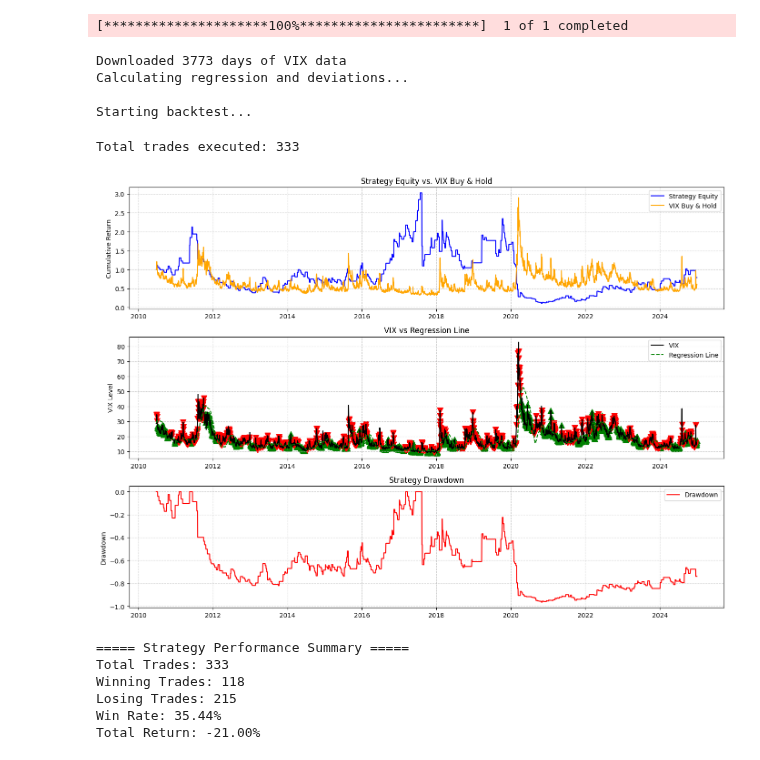
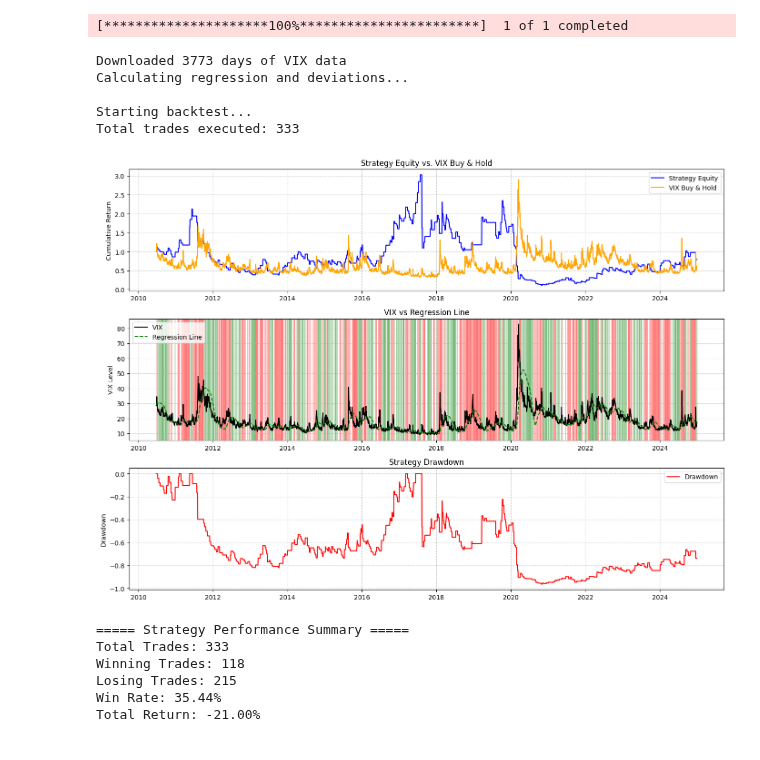
Before and after one commit to kinjuk/market-analysis, a Jupyter notebook: vix-strategies/vix-mean/vix_mean.ipynb, the cells around one changed output. Cells and saved outputs as stored; diff of their text form; code cells hidden in the pictures.

```diff
--- a/vix-strategies/vix-mean/vix_mean.ipynb
+++ b/vix-strategies/vix-mean/vix_mean.ipynb
@@ -69,7 +69,7 @@ equity_curve = [1.0]  # start with 1.0 for cumulative returns
 print("\nStarting backtest...")
 for i in range(len(data)):
     current_date = data.index[i]
-    vix_price = float(data['VIX'].iloc[i])
+    vix_price = data['VIX'].iloc[i].item()
     deviation = data['Deviation'].iloc[i]
 
     # Skip during cooldown period
@@ -198,10 +198,11 @@ plt.legend()
 plt.grid(True, linestyle='--', alpha=0.6)
 
 # Trade signals
-long_entries = data[data['Position'] == 1]
-short_entries = data[data['Position'] == -1]
-plt.scatter(long_entries.index, long_entries['VIX'], marker='^', color='green', s=80, label='Long Entry')
-plt.scatter(short_entries.index, short_entries['VIX'], marker='v', color='red', s=80, label='Short Entry')
+for i in range(len(data)):
+    if data['Position'].iloc[i] == 1:
+        plt.axvspan(data.index[i], data.index[i], color='green', alpha=0.15)
+    elif data['Position'].iloc[i] == -1:
+        plt.axvspan(data.index[i], data.index[i], color='red', alpha=0.15)
 
 # Drawdown plot
 plt.subplot(3, 1, 3)
@@ -209,38 +210,38 @@ data['Peak'] = data['Equity'].cummax()
 data['Drawdown'] = (data['Equity'] - data['Peak']) / data['Peak']
 plt.plot(data.index, data['Drawdown'], label='Drawdown', color='red')
 plt.title('Strategy Drawdown')
 plt.ylabel('Drawdown')
 plt.legend()
 plt.grid(True, linestyle='--', alpha=0.6)
 
 plt.tight_layout()
 plt.show()
 
 # Performance Summary
 trades = data[data['Trade_Return'].notna()]
 total_trades = len(trades)
 winning_trades = trades[trades['Trade_Return'] > 0]
 losing_trades = trades[trades['Trade_Return'] <= 0]
 win_rate = len(winning_trades) / total_trades if total_trades > 0 else 0
 total_return = data['Equity'].iloc[-1] - 1
 
 print("\n===== Strategy Performance Summary =====")
 print(f"Total Trades: {total_trades}")
 print(f"Winning Trades: {len(winning_trades)}")
 print(f"Losing Trades: {len(losing_trades)}")
 print(f"Win Rate: {win_rate:.2%}")
 print(f"Total Return: {total_return:.2%}")
 # %% [output]
 [*********************100%***********************]  1 of 1 completed
 Downloaded 3773 days of VIX data
 Calculating regression and deviations...
 
 Starting backtest...
+Total trades executed: 333
+[figure, new version]
-Total trades executed: 333
+===== Strategy Performance Summary =====
+Total Trades: 333
+Winning Trades: 118
+Losing Trades: 215
+Win Rate: 35.44%
+Total Return: -21.00%
-[figure, old version]
-===== Strategy Performance Summary =====
-Total Trades: 333
-Winning Trades: 118
-Losing Trades: 215
-Win Rate: 35.44%
-Total Return: -21.00%
```
Also changed, not shown: parts of 1 cell of this notebook.
